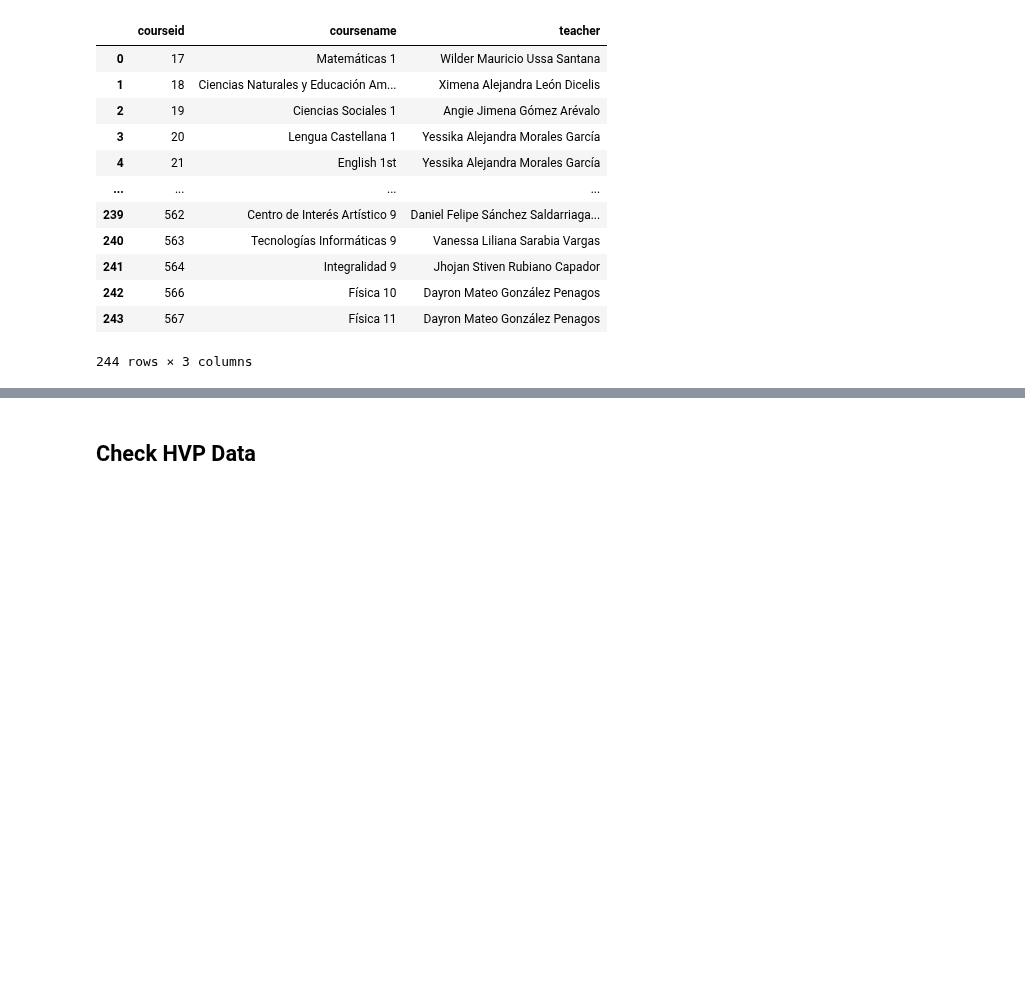
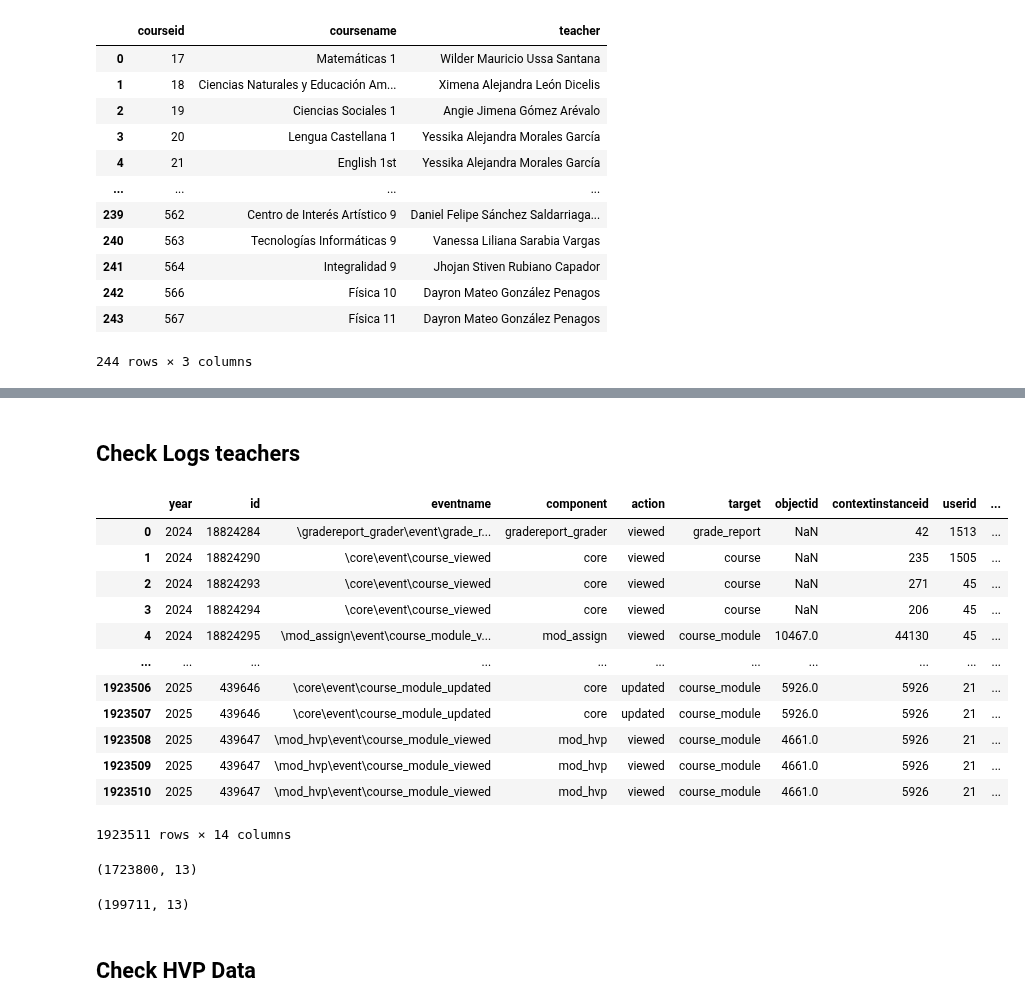
Before and after one commit to didi-gg/formar-innovar, a Jupyter notebook: notebooks/other/checker.ipynb, the cells around one changed output, grey strips where cells are left out. Cells and saved outputs as stored; diff of their text form; code cells hidden in the pictures; blank space fills up the shorter version.

```diff
--- a/notebooks/other/checker.ipynb
+++ b/notebooks/other/checker.ipynb
@@ -535,0 +575,19 @@ df
+# %% [markdown]
+## Check Logs teachers
+# %%
+teacher_logs = pd.read_csv("data/interim/moodle/teacher_logs.csv")
+teacher_logs
+# %% [output]
+|  | year | id | eventname | component | action | target | objectid | contextinstanceid | userid | ... |
+| 0 | 2024 | 18824284 | \gradereport_grader\event\grade_r... | gradereport_grader | viewed | grade_report | NaN | 42 | 1513 | ... |
+| 1 | 2024 | 18824290 | \core\event\course_viewed | core | viewed | course | NaN | 235 | 1505 | ... |
+| 2 | 2024 | 18824293 | \core\event\course_viewed | core | viewed | course | NaN | 271 | 45 | ... |
+| 3 | 2024 | 18824294 | \core\event\course_viewed | core | viewed | course | NaN | 206 | 45 | ... |
+| 4 | 2024 | 18824295 | \mod_assign\event\course_module_v... | mod_assign | viewed | course_module | 10467.0 | 44130 | 45 | ... |
+| ... | ... | ... | ... | ... | ... | ... | ... | ... | ... | ... |
+| 1923506 | 2025 | 439646 | \core\event\course_module_updated | core | updated | course_module | 5926.0 | 5926 | 21 | ... |
+| 1923507 | 2025 | 439646 | \core\event\course_module_updated | core | updated | course_module | 5926.0 | 5926 | 21 | ... |
+| 1923508 | 2025 | 439647 | \mod_hvp\event\course_module_viewed | mod_hvp | viewed | course_module | 4661.0 | 5926 | 21 | ... |
+| 1923509 | 2025 | 439647 | \mod_hvp\event\course_module_viewed | mod_hvp | viewed | course_module | 4661.0 | 5926 | 21 | ... |
+| 1923510 | 2025 | 439647 | \mod_hvp\event\course_module_viewed | mod_hvp | viewed | course_module | 4661.0 | 5926 | 21 | ... |
+1923511 rows × 14 columns
@@ -535,0 +600,8 @@ df
+# %%
+df_moodle.shape
+# %% [output]
+(1723800, 13)
+# %%
+df_edukrea.shape
+# %% [output]
+(199711, 13)
```
Also changed, not shown: parts of 42 cells of this notebook.
